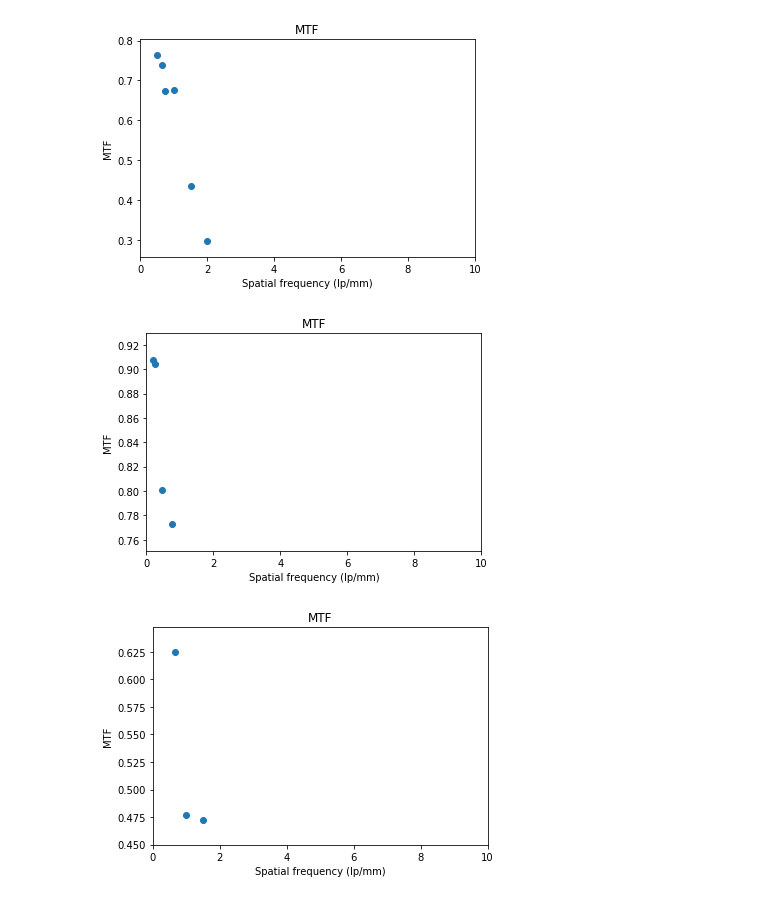
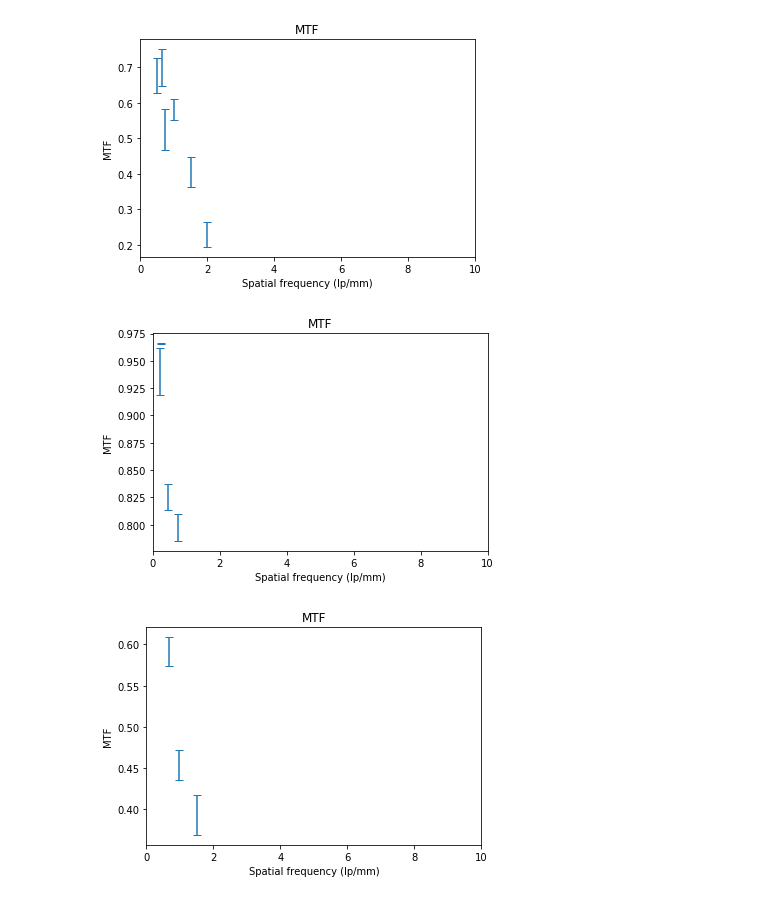
Before and after one commit to drichts/Reconstruction, a Jupyter notebook: presentations/AAPM21/mtf_radiograph.ipynb, the cells around one changed output. Drawn from its saved outputs; the diff is of its cells as text; code cells hidden in the pictures.

```diff
--- a/presentations/AAPM21/mtf_radiograph.ipynb
+++ b/presentations/AAPM21/mtf_radiograph.ipynb
@@ -57,6 +75,9 @@ MTF = (np.pi * np.sqrt(2) / 4) * (M / M0)
 # %%
+mtf_mean = np.mean(mtf_final, axis=0)
+mtf_std = np.std(mtf_final, axis=0)
+
 fig = plt.figure()
-plt.scatter(freq, MTF)
+plt.errorbar(freq, mtf_mean, yerr=mtf_std, fmt='none', capsize=4)
 plt.title("MTF")
 plt.ylabel("MTF")
 plt.xlabel("Spatial frequency (lp/mm)")
@@ -64,9 +85,9 @@ plt.xlim([0, 10])
 plt.show()
 
 # Save the MTF
-np.save(os.path.join(directory, folder, 'mtf.npy'), np.array([freq, MTF]))
+np.save(os.path.join(directory, folder, 'mtf.npy'), np.array([freq, mtf_mean, mtf_std*2]))
 # %% [output]
-[figure, old version]
+[figure, new version]
 # %%
 import os
 import numpy as np
@@ -74,16 +95,24 @@ import matplotlib.pyplot as plt
 from scipy.interpolate import interp1d
 from scipy.interpolate import CubicSpline
 
-directory = r'D:\OneDrive - University of Victoria\Research\LDA Data\AAPM21\Radiographs'
+directory = r'D:\OneDrive - University of Victoria\Research\LDA Data\AAPM21\Radiographs\Two'
 folder = r'Stationary_MV_analyzed\phantom_scan'
 
-c_vals = np.load(os.path.join(directory, folder, 'mtf_contrast_vals.npz'), allow_pickle=True)['arr_0']
-c_vals = c_vals.item()
+masks = np.load(os.path.join(directory, folder, 'mtf_masks.npy'))
+data = np.load(os.path.join(directory, folder, 'Data', 'data_corr.npy'))[:, :, 6]
+
+c_vals = np.load(os.path.join(directory, folder, 'mtf_contrast_vals.npz'))
+
+std_vals = np.zeros((4, 3))
+for i in range(4):
+    std_vals[i, 0] = np.nanstd(data*masks[i])
+    for j, j_val in enumerate([-1, 1]):
+        std_vals[i, j+1] = np.nanstd(data*np.roll(masks[i], j_val, axis=0))
+
 
 contrast_vals = c_vals['contrast']
 plastic_std = c_vals['std_1']
 air_std = c_vals['std_2']
-std_vals = np.load(os.path.join(directory, folder, 'mtf_pattern_std.npy'))
 # %%
 freq = [0.2, 0.25, 0.45, 0.76]  # MV PipsPro
 
@@ -112,6 +146,9 @@ MTF = (np.pi * np.sqrt(2) / 4) * (M / M0)
 # %%
+mtf_mean = np.mean(mtf_final, axis=0)
+mtf_std = np.std(mtf_final, axis=0)
+
 fig = plt.figure()
-plt.scatter(freq, MTF)
+plt.errorbar(freq, mtf_mean, yerr=mtf_std, fmt='none', capsize=4)
 plt.title("MTF")
 plt.ylabel("MTF")
 plt.xlabel("Spatial frequency (lp/mm)")
@@ -119,9 +156,9 @@ plt.xlim([0, 10])
 plt.show()
 
 # Save the MTF
-np.save(os.path.join(directory, folder, 'mtf.npy'), np.array([freq, MTF]))
+np.save(os.path.join(directory, folder, 'mtf.npy'), np.array([freq, mtf_mean, 2*mtf_std]))
 # %% [output]
-[figure, old version]
+[figure, new version]
 # %%
 import os
 import numpy as np
@@ -129,16 +166,24 @@ import matplotlib.pyplot as plt
 from scipy.interpolate import interp1d
 from scipy.interpolate import CubicSpline
 
-directory = r'D:\OneDrive - University of Victoria\Research\LDA Data\AAPM21\Radiographs'
+directory = r'D:\OneDrive - University of Victoria\Research\LDA Data\AAPM21\Radiographs\Two'
 folder = r'Stationary_kV_analyzed\phantom_scan'
 
-c_vals = np.load(os.path.join(directory, folder, 'mtf_contrast_vals.npz'), allow_pickle=True)['arr_0']
-c_vals = c_vals.item()
+masks = np.load(os.path.join(directory, folder, 'mtf_masks.npy'))
+data = np.load(os.path.join(directory, folder, 'Data', 'data_corr.npy'))[:, :, 6]
+
+c_vals = np.load(os.path.join(directory, folder, 'mtf_contrast_vals.npz'))
+
+std_vals = np.zeros((3, 5))
+for i in range(3):
+    std_vals[i, 0] = np.nanstd(data*masks[i])
+    for j, j_val in enumerate([-2, -1, 1, 2]):
+        std_vals[i, j+1] = np.nanstd(data*np.roll(masks[i], j_val, axis=0))
+
 
 contrast_vals = c_vals['contrast']
 plastic_std = c_vals['std_1']
 air_std = c_vals['std_2']
-std_vals = np.load(os.path.join(directory, folder, 'mtf_pattern_std.npy'))
 # %%
 freq = [0.66, 0.98, 1.50]  # kV PipsPro
 
@@ -167,13 +217,16 @@ MTF = (np.pi * np.sqrt(2) / 4) * (M / M0)
 # %%
+mtf_mean = np.mean(mtf_final, axis=0)
+mtf_std = np.std(mtf_final, axis=0)
+
 fig = plt.figure()
-plt.scatter(freq, MTF)
+plt.errorbar(freq, mtf_mean, yerr=mtf_std, fmt='none', capsize=4)
 plt.title("MTF")
 plt.ylabel("MTF")
 plt.xlabel("Spatial frequency (lp/mm)")
 plt.xlim([0, 10])
 plt.show()
 
 # Save the MTF
-np.save(os.path.join(directory, folder, 'mtf.npy'), np.array([freq, MTF]))
+np.save(os.path.join(directory, folder, 'mtf.npy'), np.array([freq, mtf_mean, 2*mtf_std]))
 # %% [output]
-[figure, old version]
+[figure, new version]
```
Also changed, not shown: parts of 4 cells of this notebook, 3 other files.
